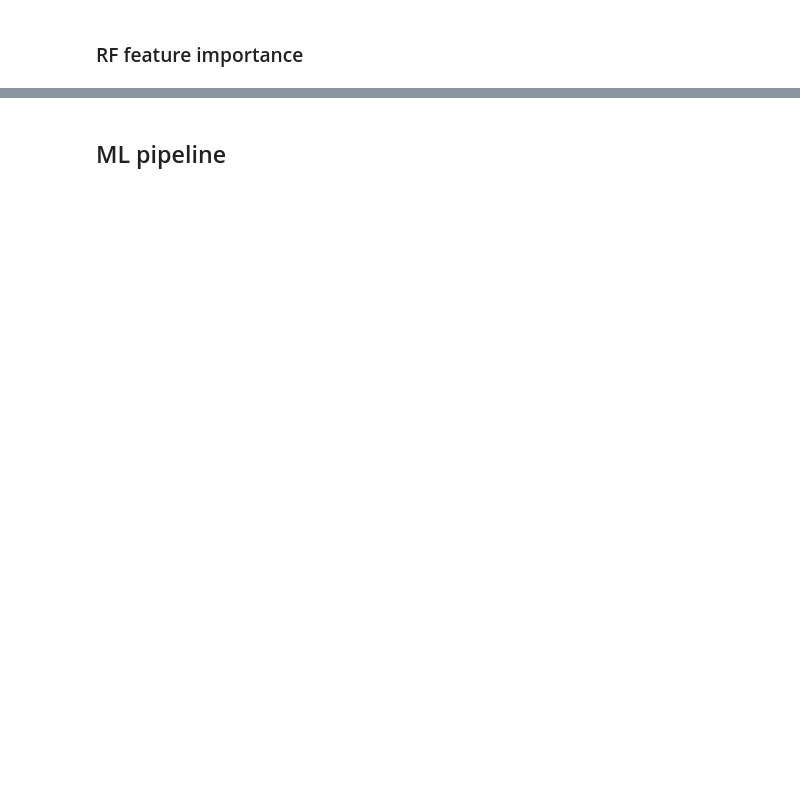
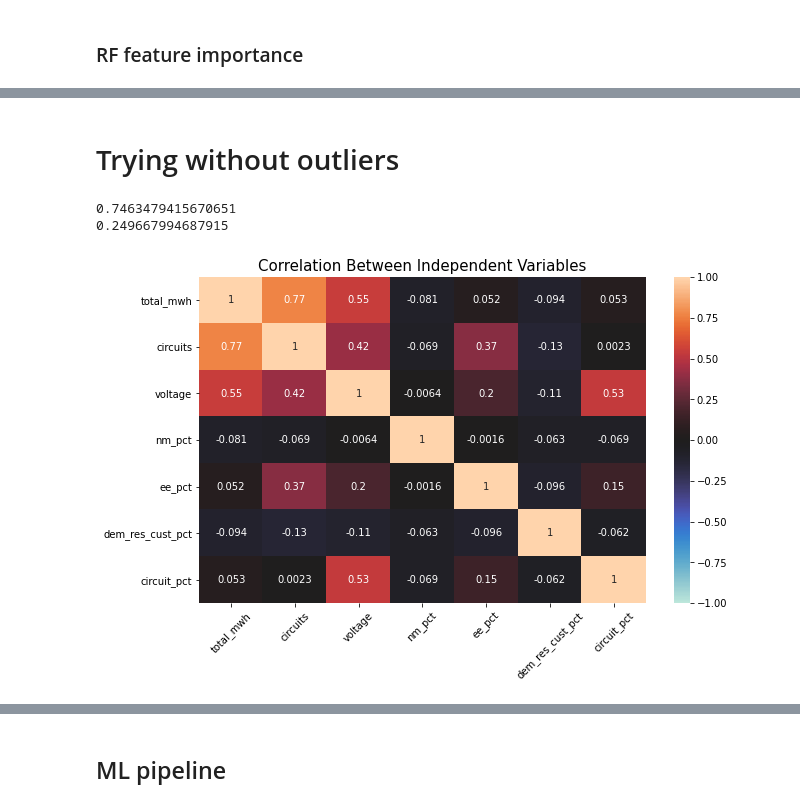
Before and after one commit to gloriadli/DS1_Final_Project, a Jupyter notebook: Attempt-4-Modelling.ipynb, the cells around one changed output, grey strips where cells are left out. Saved outputs shown, nothing was run; the diff lists cells and outputs as text; code cells hidden in the pictures; blank space fills up the shorter version.

```diff
--- a/Attempt-4-Modelling.ipynb
+++ b/Attempt-4-Modelling.ipynb
@@ -87,0 +127,2 @@ df_nona.shape
+# %%
+df_nona_no_outliers = df_nona[df_nona.saidi_nomed <= 500]
@@ -555,0 +772,29 @@ plt.savefig('experiment_4_rf_importances.png')
+# %% [markdown]
+# Trying without outliers
+# %%
+y = df_nona_no_outliers['saidi_nomed']
+X = df_nona_no_outliers[['state','type','total_mwh',
+           'nerc','circuits','voltage','nm_pct','ee_pct',
+           'dem_res_cust_pct','circuit_pct']]
+# %%
+train_X, test_X, train_y, test_y = train_test_split(X,y,test_size=.25,random_state=1997)
+# %%
+print(train_X.shape[0]/df_nona.shape[0])
+print(test_X.shape[0]/df_nona.shape[0])
+# %% [output]
+0.7463479415670651
+0.249667994687915
+# %%
+#creating pairwise correlation of columns using Pearson's R,
+corr = train_X.corr(method='pearson')
+
+#plotting the correlation coefficients on a seasborn heatmap matrix
+fig, ax = plt.subplots(figsize=(10,6))
+sns.heatmap(corr, annot=True,
+            vmin = -1, vmax=1, center=0)
+plt.xticks(rotation=45)
+
+plt.title('Correlation Between Independent Variables', fontsize=15)
+plt.savefig('correlation_matrix.png', bbox_inches="tight")
+# %% [output]
+[figure, added]
```
Also changed, not shown: parts of 104 cells of this notebook, 18 other files.
